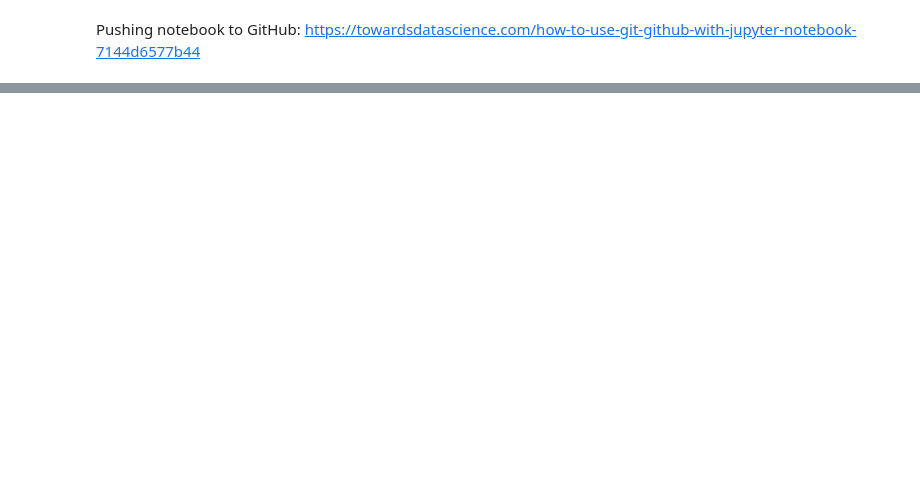
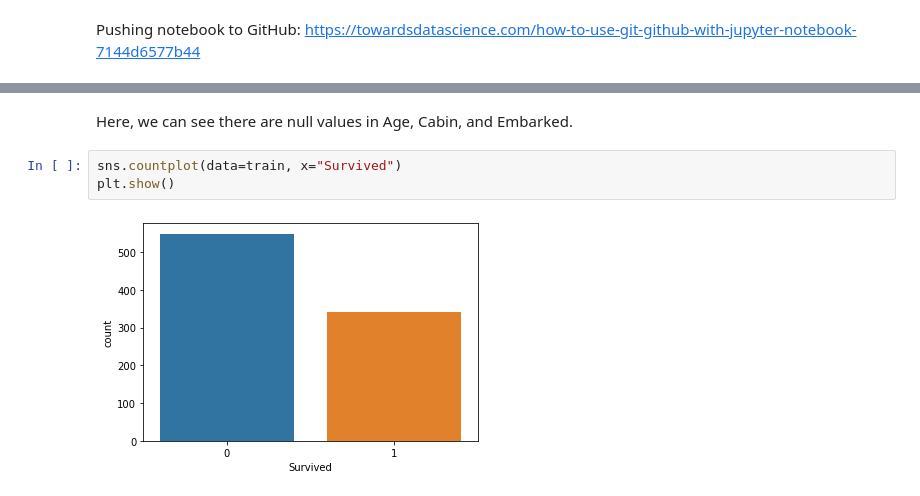
Before and after one commit to etrahadias/Titanic, a Jupyter notebook: Titanic.ipynb, the cells around one changed output, grey strips where cells are left out. Cells and saved outputs as stored; diff of their text form; blank space fills up the shorter version.

```diff
--- a/Titanic.ipynb
+++ b/Titanic.ipynb
@@ -50,0 +115,7 @@ predictions = model.predict(X_test)
+# %% [markdown]
+Here, we can see there are null values in Age, Cabin, and Embarked.
+# %%
+sns.countplot(data=train, x="Survived")
+plt.show()
+# %% [output]
+[figure, added]
```
Also changed, not shown: parts of 25 cells of this notebook.
